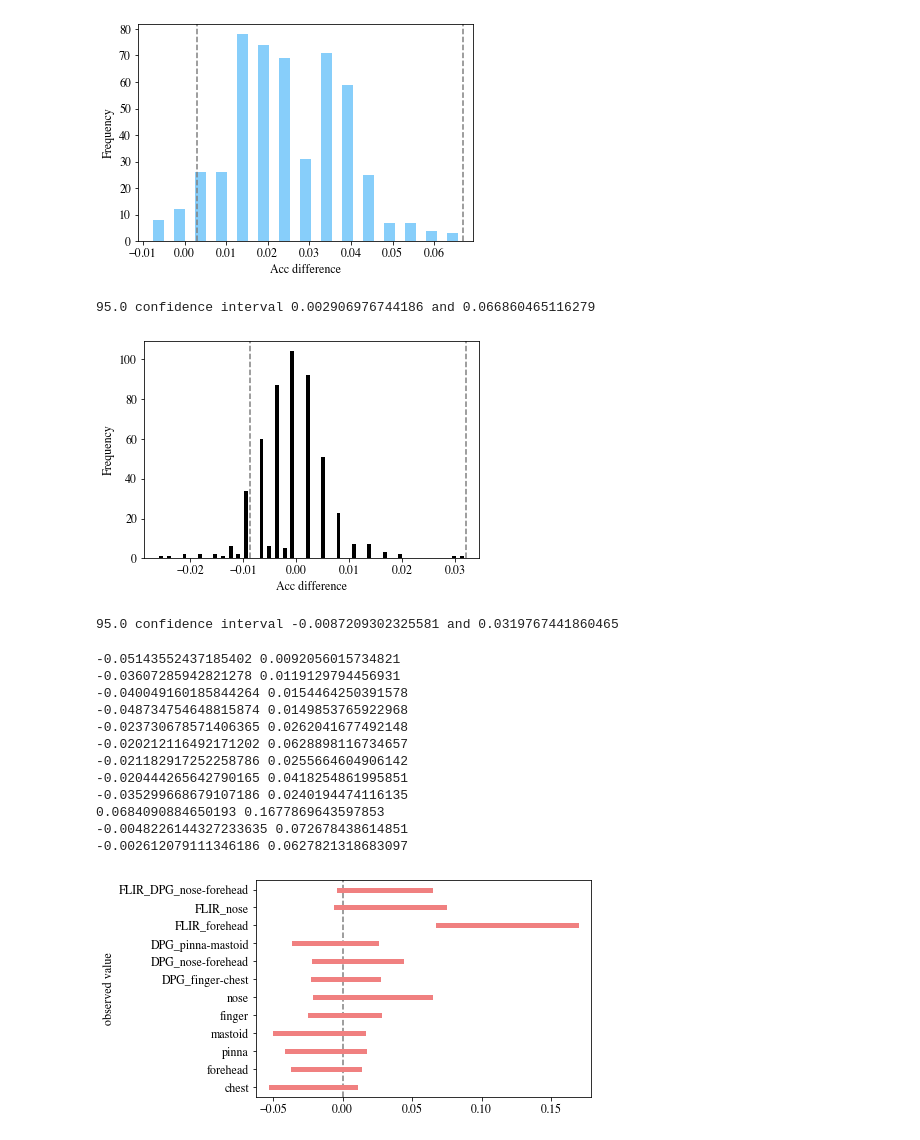
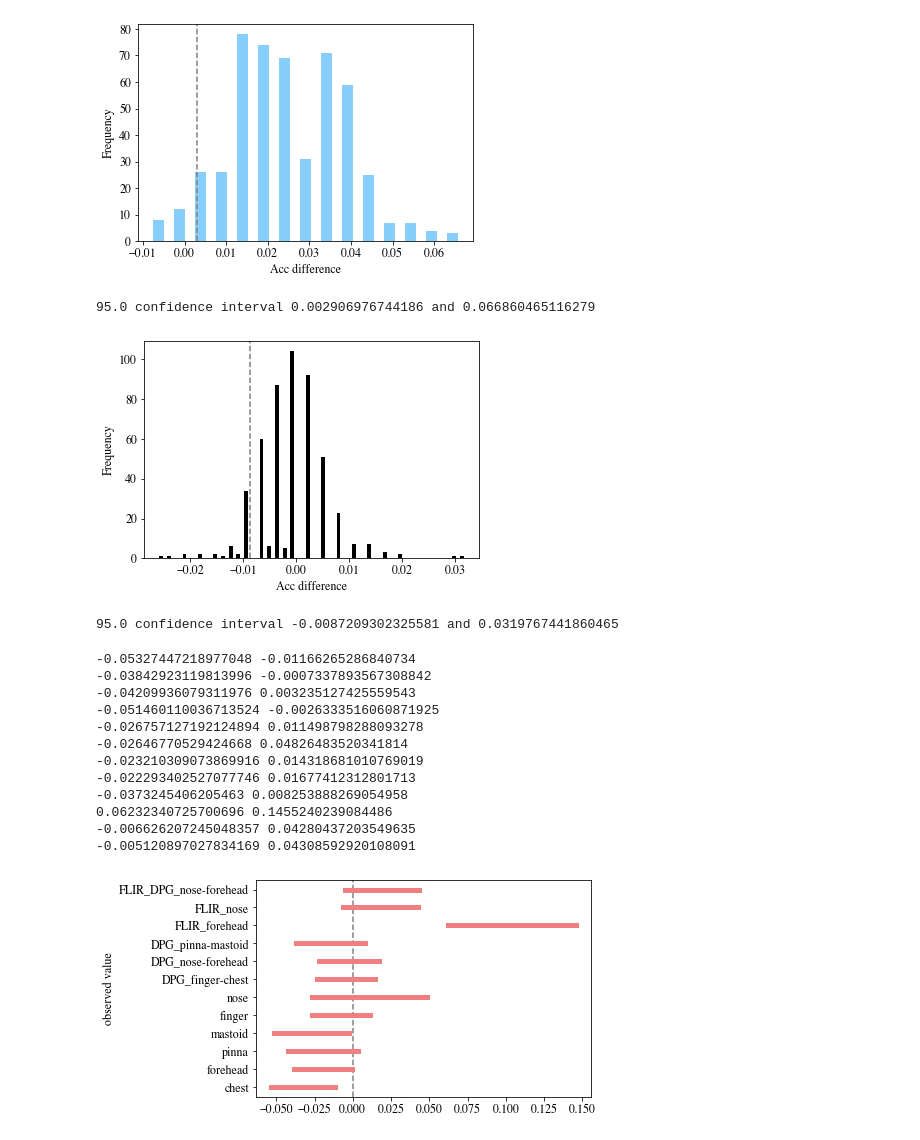
Before and after one commit to rooslucas/Bachelor-Thesis, a Jupyter notebook: BSRT/Bootstrap/bootstrap_visualisation_BSRT.ipynb, the cells around one changed output. Cells and saved outputs as stored; diff of their text form; code cells hidden in the pictures.

```diff
--- a/BSRT/Bootstrap/bootstrap_visualisation_BSRT.ipynb
+++ b/BSRT/Bootstrap/bootstrap_visualisation_BSRT.ipynb
@@ -69,13 +69,13 @@ lower =  np.percentile(output['diffa_o3-b'], p)
 p = (alpha+((1.0-alpha)/2.0)) * 100
 upper = max(output['diffa_o3-b'])
 plt.axvline(lower, ls='--', c='grey')
-plt.axvline(upper, ls='--', c='grey')
+#plt.axvline(upper, ls='--', c='grey')
 
 plt.savefig('accdiff_3-b.png', dpi=300, bbox_inches='tight')# np.percentile(output['diffa_o3-b'], p)
 plt.show()
 print(f"\n{alpha*100} confidence interval {lower} and {upper}")
 # %% [output]
-[figure, old version]
+[figure, new version]
 95.0 confidence interval 0.002906976744186 and 0.066860465116279
 # %%
 n4, bins4, patches4 = plt.hist(x=output['diffa_o3-o1'], bins='auto', color='black', rwidth=0.5)
@@ -93,58 +93,58 @@ p = (alpha+((1.0-alpha)/2.0)) * 100
 upper = max(output['diffa_o3-o1']) # np.percentile(output['diffa_o3-o1'], p)
 
 plt.axvline(lower, ls='--', c='grey')
-plt.axvline(upper, ls='--', c='grey')
+#plt.axvline(upper, ls='--', c='grey')
 
 plt.savefig('accdiff_3-1.png', dpi=300, bbox_inches='tight')# np.percentile(output['diffa_o3-b'], p)
 plt.show()
 print(f"\n{alpha*100} confidence interval {lower} and {upper}")
 # %% [output]
-[figure, old version]
+[figure, new version]
 95.0 confidence interval -0.0087209302325581 and 0.0319767441860465
 # %%
 features1 = output[['diff_chest1', 'diff_forehead1', 'diff_pinna1', 'diff_mastoid1', 'diff_finger1',
                     'diff_nose1', 'diff_dpg_fc1', 'diff_dpg_nf1', 'diff_dog_pm1', 'diff_F_forehead1','diff_F_nose1',
                     'diff_F_dpg_nf1']]
 labels1 = ['diff_chest1', 'diff_forehead1', 'diff_pinna1', 'diff_mastoid1', 'diff_finger1',
                     'diff_nose1', 'diff_dpg_fc1', 'diff_dpg_nf1', 'diff_dog_pm1', 'diff_F_forehead1','diff_F_nose1',
                     'diff_F_dpg_nf1']
 
 #plt.boxplot(features1, vert=False, patch_artist=True, labels=labels1)
 plt.plot()
 plt.ylabel('observed value')
 plt.axvline(.0, ls='--', c='grey')
 i = 1
 for feature in features1:
 
     alpha = 0.95
-    p1 = (1.0-alpha) * 100
+    p1 = ((1.0-alpha)/2.0) * 100
     lowerf1 =  np.percentile(output[feature], p1)
     p2 = (alpha+((1.0-alpha)/2.0)) * 100
-    #upperf1 =  np.percentile(output[feature], p2)
-    upperf1 = max(output[feature])
+    upperf1 =  np.percentile(output[feature], p2)
+    #upperf1 = max(output[feature])
     print(lowerf1, upperf1)
     plt.plot([lowerf1, upperf1], [i, i], c='lightcoral', linewidth=5)
     i+=1
 plt.yticks(np.arange(12) + 1, ('chest',
                                'forehead', 'pinna', 'mastoid', 'finger', 'nose', 'DPG_finger-chest',
                                'DPG_nose-forehead',
                                'DPG_pinna-mastoid', 'FLIR_forehead', 'FLIR_nose', 'FLIR_DPG_nose-forehead'))
 plt.savefig('gini_1-b.png', dpi=300, bbox_inches='tight')
 plt.show()
 # %% [output]
--0.05143552437185402 0.0092056015734821
--0.03607285942821278 0.0119129794456931
--0.040049160185844264 0.0154464250391578
--0.048734754648815874 0.0149853765922968
--0.023730678571406365 0.0262041677492148
--0.020212116492171202 0.0628898116734657
--0.021182917252258786 0.0255664604906142
--0.020444265642790165 0.0418254861995851
--0.035299668679107186 0.0240194474116135
-0.0684090884650193 0.1677869643597853
--0.0048226144327233635 0.072678438614851
--0.002612079111346186 0.0627821318683097
+-0.05327447218977048 -0.01166265286840734
+-0.03842923119813996 -0.0007337893567308842
+-0.04209936079311976 0.003235127425559543
+-0.051460110036713524 -0.0026333516060871925
+-0.026757127192124894 0.011498798288093278
+-0.02646770529424668 0.04826483520341814
+-0.023210309073869916 0.014318681010769019
+-0.022293402527077746 0.01677412312801713
+-0.0373245406205463 0.008253888269054958
+0.06232340725700696 0.1455240239084486
+-0.006626207245048357 0.04280437203549635
+-0.005120897027834169 0.04308592920108091
-[figure, old version]
+[figure, new version]
 # %%
 features2 = output[['diff_Age2', 'diff_Gender2', 'diff_MEQ2', 'diff_PSQI2']]
 
```
Also changed, not shown: parts of 4 cells of this notebook.
